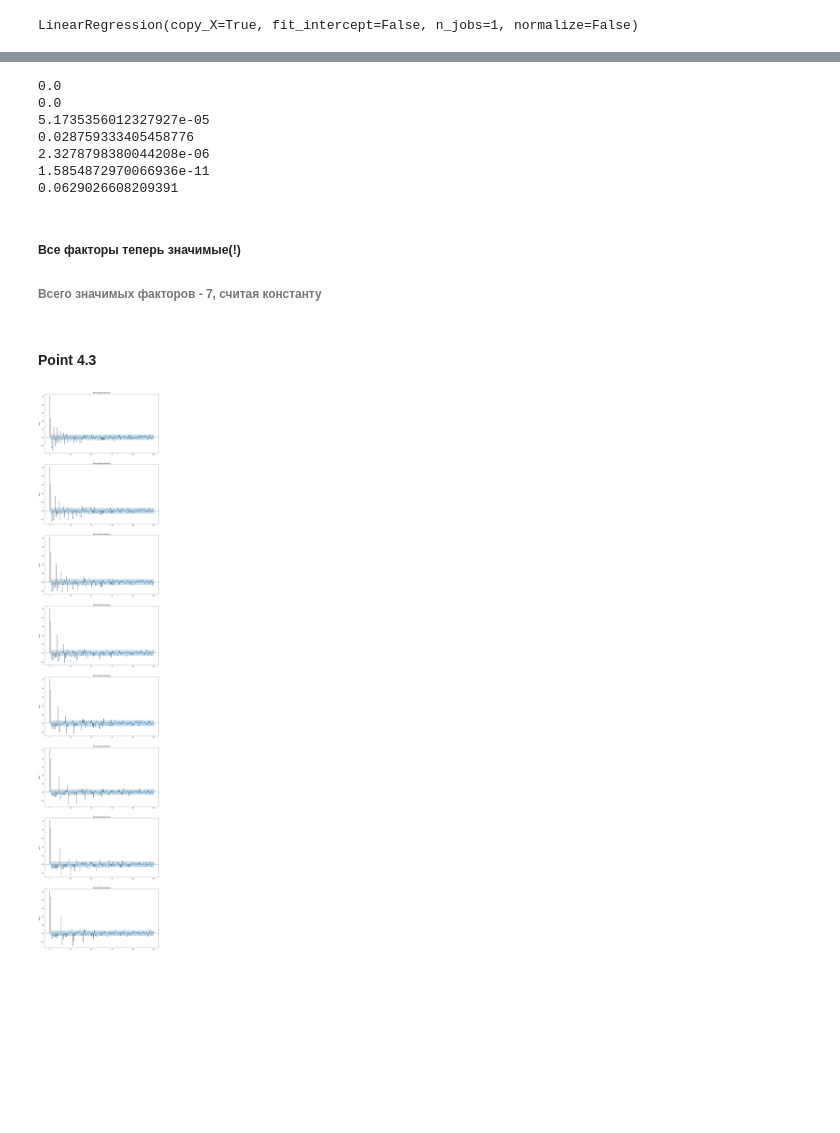
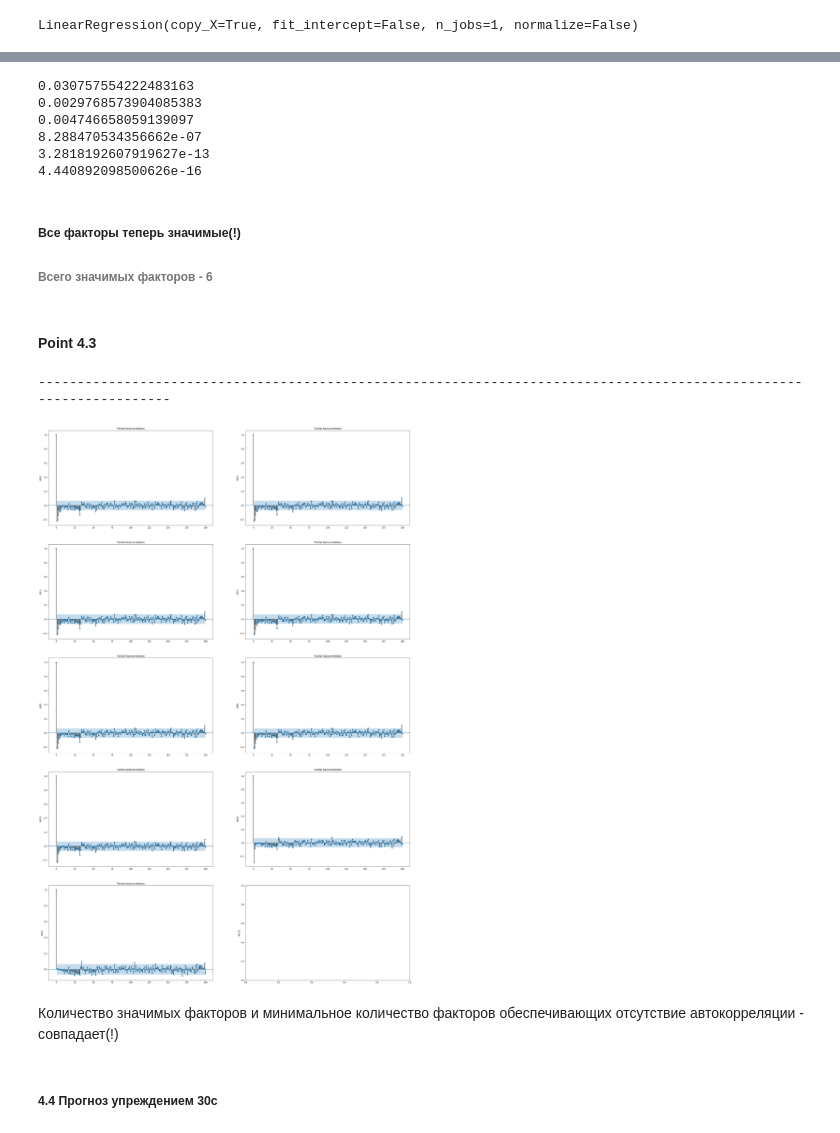
Before and after one commit to Bullldoger/prediction_theory, a Jupyter notebook: notebooks/Labs.ipynb, the cells around one changed output, grey strips where cells are left out. Drawn from its saved outputs; the diff is of its cells as text; code cells hidden in the pictures; blank space fills up the shorter version.

```diff
--- a/notebooks/Labs.ipynb
+++ b/notebooks/Labs.ipynb
@@ -1338,8 +1338,8 @@ pf = np.zeros((dP.shape[0] - 10, ar_param))
 #     pf[i, 1:] = _t[:, 0]
 #     pf[i,  0] = 1
 
-for i in range(dP.shape[0] - 20):
-    _t = dP[(i + 10):(i + 20), :]
+for i in range(dP.shape[0] - 10):
+    _t = dP[i:i + 10, :]
     pf[i, :] = _t[:, 0]
 #     pf[i,  0] = 1
 # %%
@@ -1423,3 +1424,5 @@ _pf = np.column_stack(( pf[:, 0], pf[:, 2], pf[:, 3], pf[:, 4], pf[:, 7], pf[:,
+# %%
+_pf = np.column_stack(( pf[:, 4:] )).T
 # %%
 clf = linear_model.LinearRegression(fit_intercept=False)
 clf.fit(_pf, dP[10:])
@@ -1457,22 +1467,21 @@ for b, c in zip(coef.flatten(), D):
     t_s = 2 * (1 - t.cdf(np.abs(t_s), df=n - m))
     print(t_s)
 # %% [output]
-0.0
-0.0
-5.1735356012327927e-05
-0.028759333405458776
-2.3278798380044208e-06
-1.5854872970066936e-11
-0.0629026608209391
+0.030757554222483163
+0.0029768573904085383
+0.004746658059139097
+8.288470534356662e-07
+3.2818192607919627e-13
+4.440892098500626e-16
 # %% [markdown]
 ##### Все факторы теперь значимые(!)
 
-###### Всего значимых факторов - 7, считая константу
+###### Всего значимых факторов - 6
 # %% [markdown]
 #### Point 4.3
 # %%
-def ACF_AR(q, ax):
-    cols = [ pf[:, j] for j in range(q + 1) ]
+def ACF_AR(q, ax, lags):
+    cols = [ pf[:, j] for j in range(q) ]
     _pf = np.array(( cols )).T
 
 
@@ -1484,5 +1493,5 @@ def ACF_AR(q, ax):
 
 #     print('Модель AR({p})'.format(p=q))
 #     ax2.set_title('Модель AR({p})'.format(p=i))
-    sm.graphics.tsa.plot_pacf(p_losts[:879], lags=100, ax=ax)
+    sm.graphics.tsa.plot_pacf(p_losts[:879], lags=lags, ax=ax)
 #     fig.show()
@@ -1493,18 +1506,19 @@ def ACF_AR_Q(q, rows, cols):
     for i in range(rows):
         for j in range(cols):
             st += 1
-            if st == q:
-                break
             ax = fig.add_subplot(rows, cols, st)
-#             print(a * b, j + 1, i + 1)
             ax.set_label('q={q}'.format(q=st-1))
-#             ax.set_ylabel('q={q}'.format(q=st-1))
             ax.set_ylabel('AR({q})'.format(q=st))
-            ACF_AR(st + 1, ax)
+            ACF_AR(st + 1, ax, 200)
 # %%
 try:
-    ACF_AR_Q(9, 9, 1)
+    ACF_AR_Q(10, 5, 2)
 except IndexError:
     print('-' * 115)
 # %% [output]
+-------------------------------------------------------------------------------------------------------------------
-[figure, old version]
+[figure, new version]
+# %% [markdown]
+Количество значимых факторов и минимальное количество факторов обеспечивающих отсутствие автокорреляции - совпадает(!)
+# %% [markdown]
+##### 4.4 Прогноз упреждением 30с
```
Also changed, not shown: parts of 17 cells of this notebook, 54 other files.
